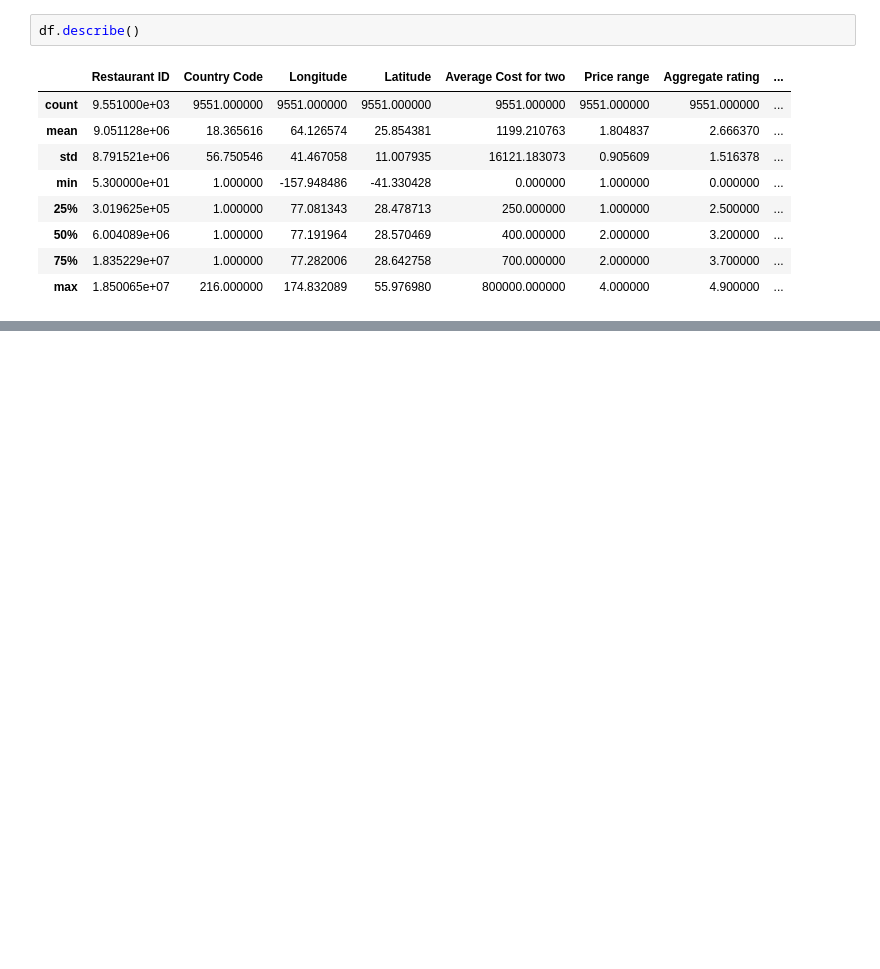
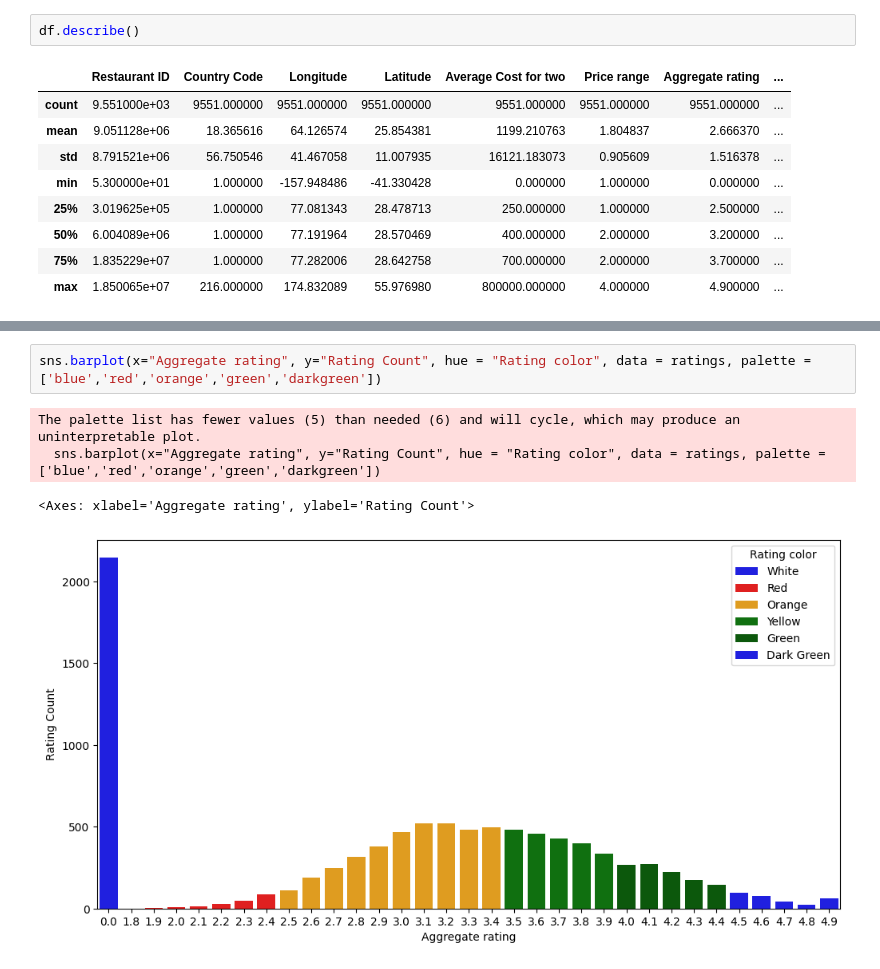
Before and after one commit to pankaj7322/EDA, a Jupyter notebook: zomato_dataset/EDA Analysis.ipynb, the cells around one changed output, grey strips where cells are left out. Cells and saved outputs as stored; diff of their text form; blank space fills up the shorter version.

```diff
--- a/zomato_dataset/EDA Analysis.ipynb
+++ b/zomato_dataset/EDA Analysis.ipynb
@@ -48,0 +233,7 @@ df.describe()
+# %%
+sns.barplot(x="Aggregate rating", y="Rating Count", hue = "Rating color", data = ratings, palette = ['blue','red','orange','green','darkgreen'])
+# %% [output]
+The palette list has fewer values (5) than needed (6) and will cycle, which may produce an uninterpretable plot.
+  sns.barplot(x="Aggregate rating", y="Rating Count", hue = "Rating color", data = ratings, palette = ['blue','red','orange','green','darkgreen'])
+<Axes: xlabel='Aggregate rating', ylabel='Rating Count'>
+[figure, added]
```
Also changed, not shown: parts of 32 cells of this notebook.
